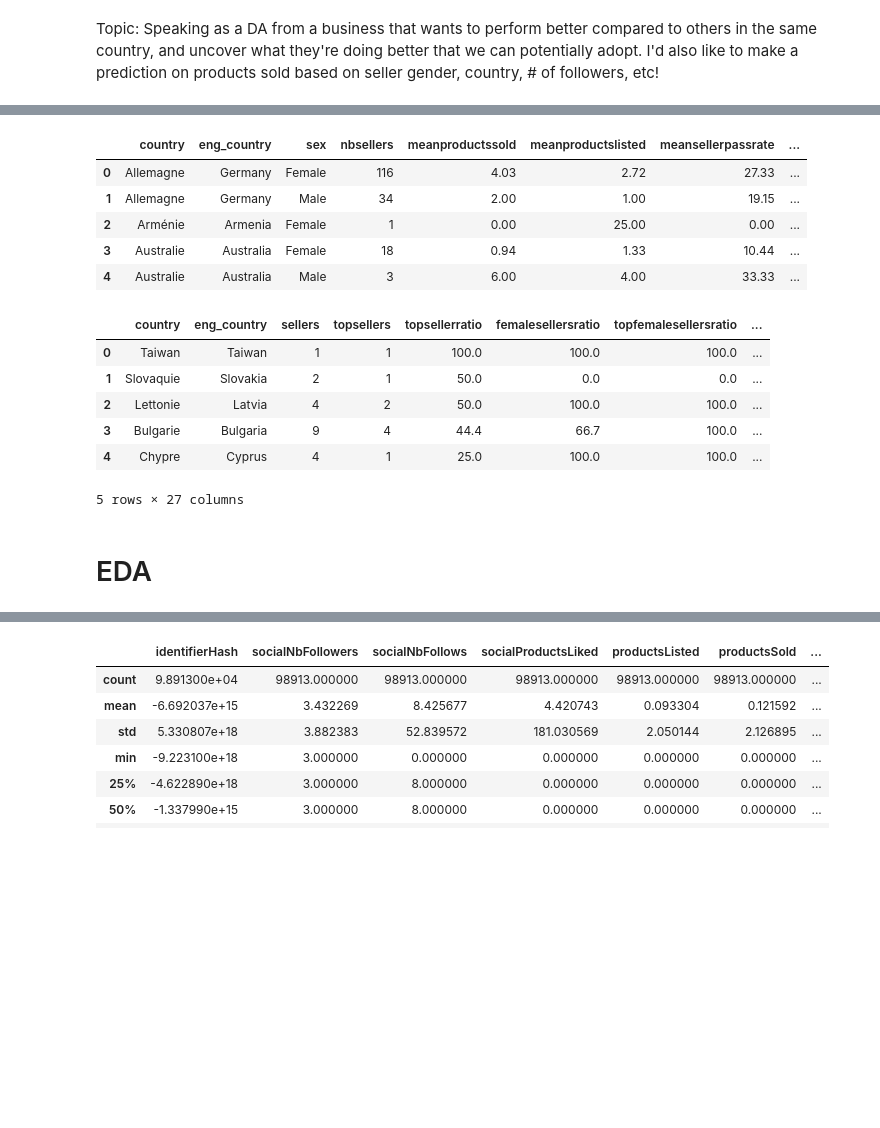
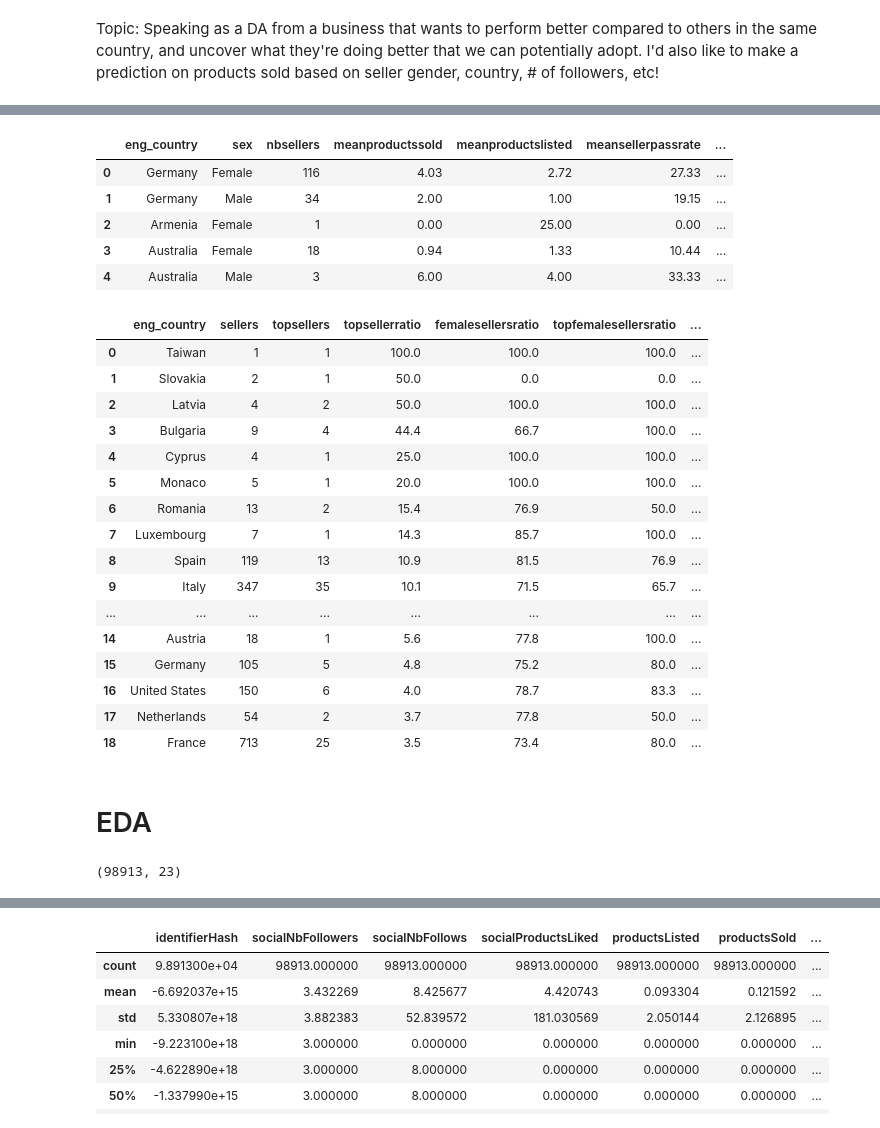
Before and after one commit to jon-ayala/JONATHANAYALA-CAPSTONE4, a Jupyter notebook: cap4.ipynb, the cells around one changed output, grey strips where cells are left out. Drawn from its saved outputs; the diff is of its cells as text; code cells hidden in the pictures; blank space fills up the shorter version.

```diff
--- a/cap4.ipynb
+++ b/cap4.ipynb
@@ -30,6 +36,8 @@ Topic: Speaking as a DA from a business that wants to perform better compared to
 # Excel should now show you the CSV file and display the characters correctly.
 # %%
 # Loading revised datasets
+# %%
+pd.set_option('display.max_columns', None)
 # %%
 # Dataset of users and information about their social shopping/behavior
 
@@ -51,33 +72,49 @@ sellers = pd.read_csv('~/Documents/JONATHANAYALA-CAPSTONE4/DATA/sellers.csv', en
 
 sellers.head(5)
 # %% [output]
-|  | country | eng_country | sex | nbsellers | meanproductssold | meanproductslisted | meansellerpassrate | ... |
-| 0 | Allemagne | Germany | Female | 116 | 4.03 | 2.72 | 27.33 | ... |
-| 1 | Allemagne | Germany | Male | 34 | 2.00 | 1.00 | 19.15 | ... |
-| 2 | Arménie | Armenia | Female | 1 | 0.00 | 25.00 | 0.00 | ... |
-| 3 | Australie | Australia | Female | 18 | 0.94 | 1.33 | 10.44 | ... |
-| 4 | Australie | Australia | Male | 3 | 6.00 | 4.00 | 33.33 | ... |
+|  | eng_country | sex | nbsellers | meanproductssold | meanproductslisted | meansellerpassrate | ... |
+| 0 | Germany | Female | 116 | 4.03 | 2.72 | 27.33 | ... |
+| 1 | Germany | Male | 34 | 2.00 | 1.00 | 19.15 | ... |
+| 2 | Armenia | Female | 1 | 0.00 | 25.00 | 0.00 | ... |
+| 3 | Australia | Female | 18 | 0.94 | 1.33 | 10.44 | ... |
+| 4 | Australia | Male | 3 | 6.00 | 4.00 | 33.33 | ... |
 # %%
 # Stats about countries with top sellers. Top sellers those with >= 20 products sold
 # They represent ~ the top 10% of all seller accounts in the dataset
 # (Seller accounts are those who successfully sold at least 1 product)
 # These are just insights extracted from the main file!
 
+# Note: incl. countries list only 1 top seller each.
+
 topsellers = pd.read_csv('~/Documents/JONATHANAYALA-CAPSTONE4/DATA/topsellers.csv', encoding='utf8')
 
-topsellers.head(5)
+topsellers
 # %% [output]
-|  | country | eng_country | sellers | topsellers | topsellerratio | femalesellersratio | topfemalesellersratio | ... |
-| 0 | Taiwan | Taiwan | 1 | 1 | 100.0 | 100.0 | 100.0 | ... |
-| 1 | Slovaquie | Slovakia | 2 | 1 | 50.0 | 0.0 | 0.0 | ... |
-| 2 | Lettonie | Latvia | 4 | 2 | 50.0 | 100.0 | 100.0 | ... |
-| 3 | Bulgarie | Bulgaria | 9 | 4 | 44.4 | 66.7 | 100.0 | ... |
-| 4 | Chypre | Cyprus | 4 | 1 | 25.0 | 100.0 | 100.0 | ... |
+|  | eng_country | sellers | topsellers | topsellerratio | femalesellersratio | topfemalesellersratio | ... |
+| 0 | Taiwan | 1 | 1 | 100.0 | 100.0 | 100.0 | ... |
+| 1 | Slovakia | 2 | 1 | 50.0 | 0.0 | 0.0 | ... |
+| 2 | Latvia | 4 | 2 | 50.0 | 100.0 | 100.0 | ... |
+| 3 | Bulgaria | 9 | 4 | 44.4 | 66.7 | 100.0 | ... |
+| 4 | Cyprus | 4 | 1 | 25.0 | 100.0 | 100.0 | ... |
+| 5 | Monaco | 5 | 1 | 20.0 | 100.0 | 100.0 | ... |
+| 6 | Romania | 13 | 2 | 15.4 | 76.9 | 50.0 | ... |
+| 7 | Luxembourg | 7 | 1 | 14.3 | 85.7 | 100.0 | ... |
+| 8 | Spain | 119 | 13 | 10.9 | 81.5 | 76.9 | ... |
+| 9 | Italy | 347 | 35 | 10.1 | 71.5 | 65.7 | ... |
+| ... | ... | ... | ... | ... | ... | ... | ... |
+| 14 | Austria | 18 | 1 | 5.6 | 77.8 | 100.0 | ... |
+| 15 | Germany | 105 | 5 | 4.8 | 75.2 | 80.0 | ... |
+| 16 | United States | 150 | 6 | 4.0 | 78.7 | 83.3 | ... |
+| 17 | Netherlands | 54 | 2 | 3.7 | 77.8 | 50.0 | ... |
+| 18 | France | 713 | 25 | 3.5 | 73.4 | 80.0 | ... |
-5 rows × 27 columns
 # %% [markdown]
 # EDA
 # %%
 # users
+# %%
+users.shape
+# %% [output]
+(98913, 23)
 # %%
 users.info()
 # %% [output]
```
Also changed, not shown: parts of 36 cells of this notebook, 4 other files.
